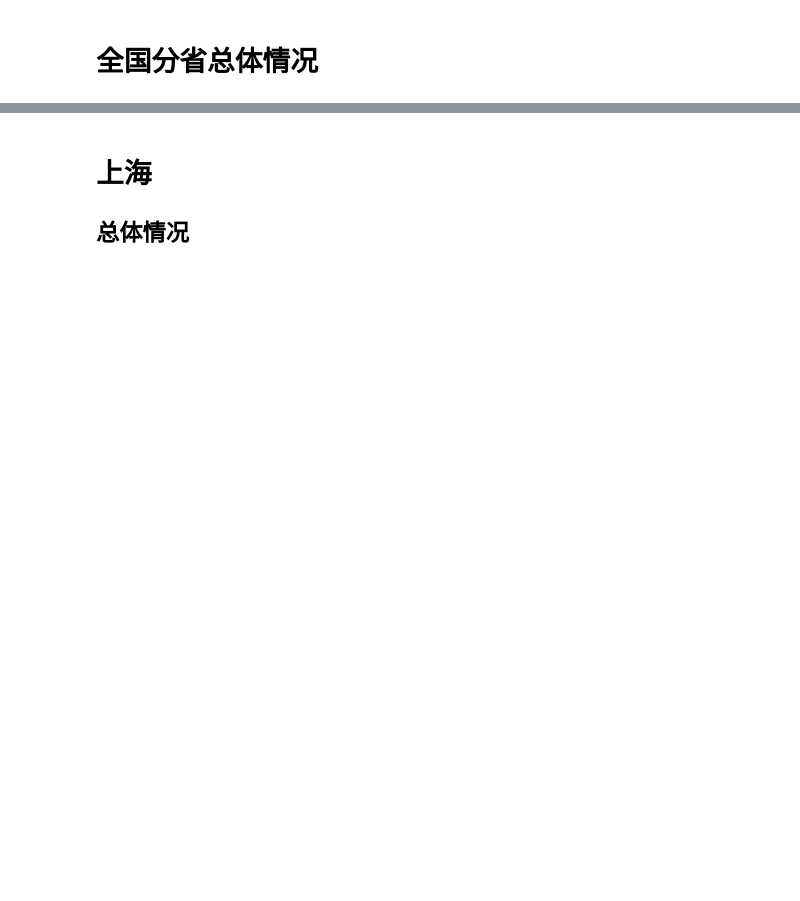
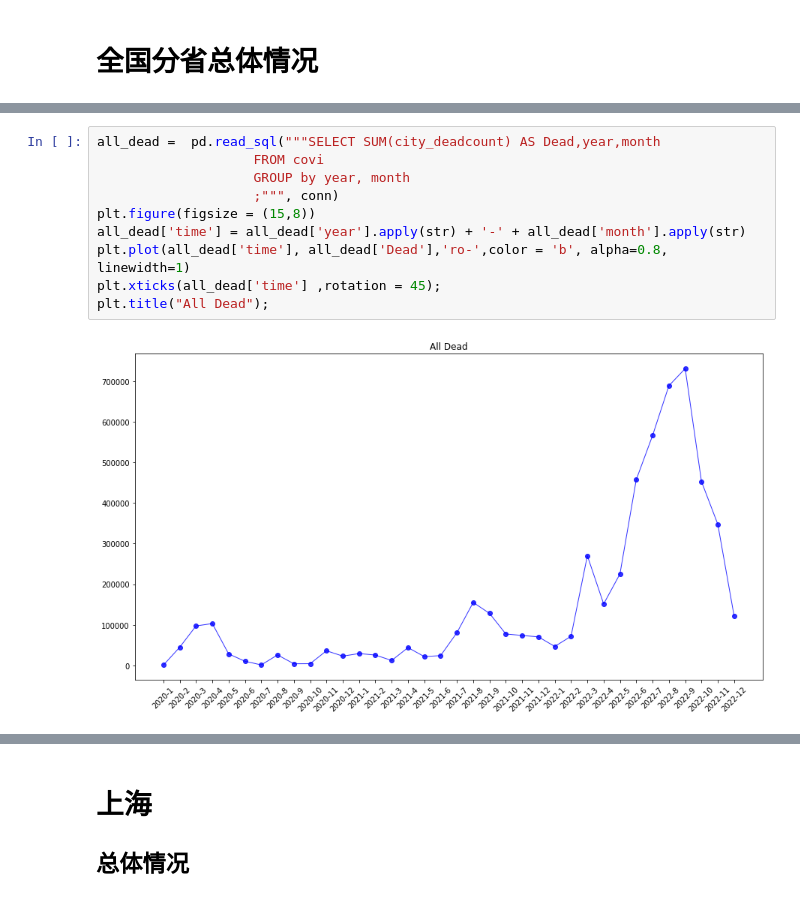
Before and after one commit to eurus-ling/housing_price, a Jupyter notebook: covi-2019-explore-HXY.ipynb, the cells around one changed output, grey strips where cells are left out. Drawn from its saved outputs; the diff is of its cells as text; blank space fills up the shorter version.

Commit message:
Kaggle Notebook | COVI-2019 explore | Version 3

```diff
--- a/covi-2019-explore-HXY.ipynb
+++ b/covi-2019-explore-HXY.ipynb
@@ -35,0 +36,12 @@ plt.title("All Confiremed");
+# %%
+all_dead =  pd.read_sql("""SELECT SUM(city_deadcount) AS Dead,year,month
+                    FROM covi
+                    GROUP by year, month
+                    ;""", conn)
+plt.figure(figsize = (15,8))
+all_dead['time'] = all_dead['year'].apply(str) + '-' + all_dead['month'].apply(str)
+plt.plot(all_dead['time'], all_dead['Dead'],'ro-',color = 'b', alpha=0.8, linewidth=1)
+plt.xticks(all_dead['time'] ,rotation = 45);
+plt.title("All Dead");
+# %% [output]
+[figure, added]
```
Also changed, not shown: parts of 5 cells of this notebook.
